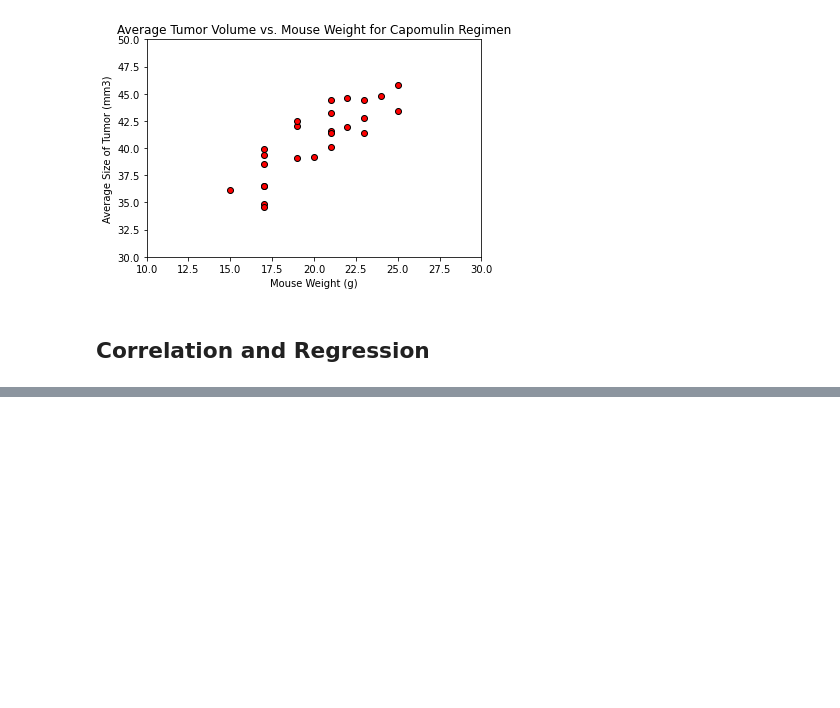
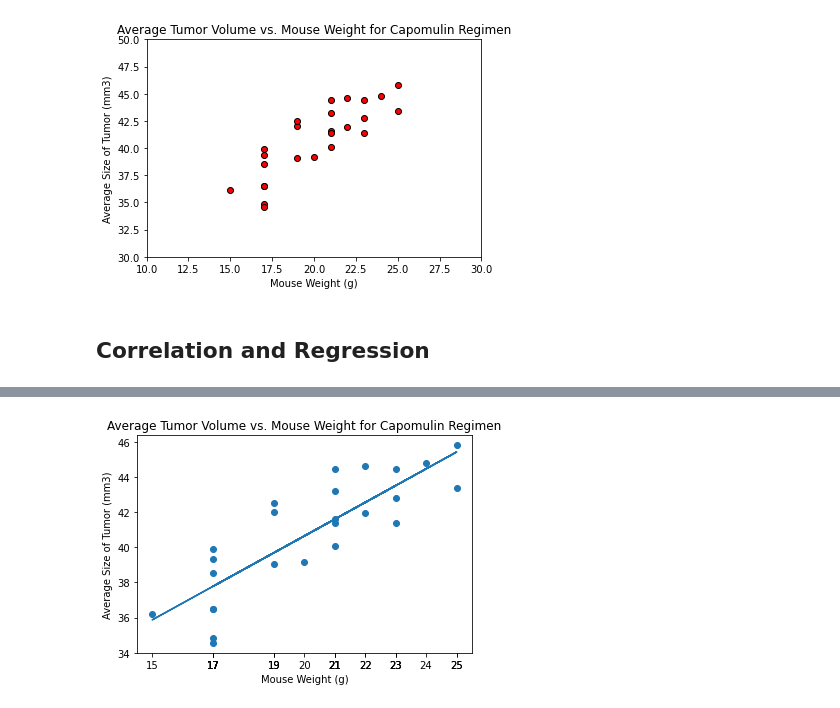
Before and after one commit to jeffreyoverholt/Matplotlib, a Jupyter notebook: pymaceuticals_starter.ipynb, the cells around one changed output, grey strips where cells are left out. Cells and saved outputs as stored; diff of their text form; code cells hidden in the pictures; blank space fills up the shorter version.

```diff
--- a/pymaceuticals_starter.ipynb
+++ b/pymaceuticals_starter.ipynb
@@ -892 +924,22 @@ Text(0, 0.5, 'Average Size of Tumor (mm3)')
+# %%
+# Perform a linear regression on weight versus avg tumor size
+# Refer to Stu_Fits_and_Regression class lecture (Matplotlib day 3 module 9)
+
+vc_slope, vc_int, vc_r, vc_p, vc_std_err = stats.linregress(capomulin_mouse_weight, capomulin_avg_tumor_size)
+# %%
+# Create equation of line to calculate predicted avg tumor size
+vc_fit = vc_slope * capomulin_mouse_weight + vc_int
+# %%
+# Plot the linear model on top of scatter plot
+capomulin_mouse_weight = avg_tumor_vol_capomulin_df["Weight (g)"]
+capomulin_avg_tumor_size = avg_tumor_vol_capomulin_df["Average Size of Tumor"]
+plt.scatter(capomulin_mouse_weight,capomulin_avg_tumor_size)
+plt.plot(capomulin_mouse_weight,vc_fit)
+plt.xticks(capomulin_mouse_weight)
+plt.title("Average Tumor Volume vs. Mouse Weight for Capomulin Regimen")
+plt.xlabel("Mouse Weight (g)")
+plt.ylabel("Average Size of Tumor (mm3)")
+plt.show()
+# %% [output]
+[figure, added]
 # %%
```
Also changed, not shown: parts of 4 cells of this notebook.
